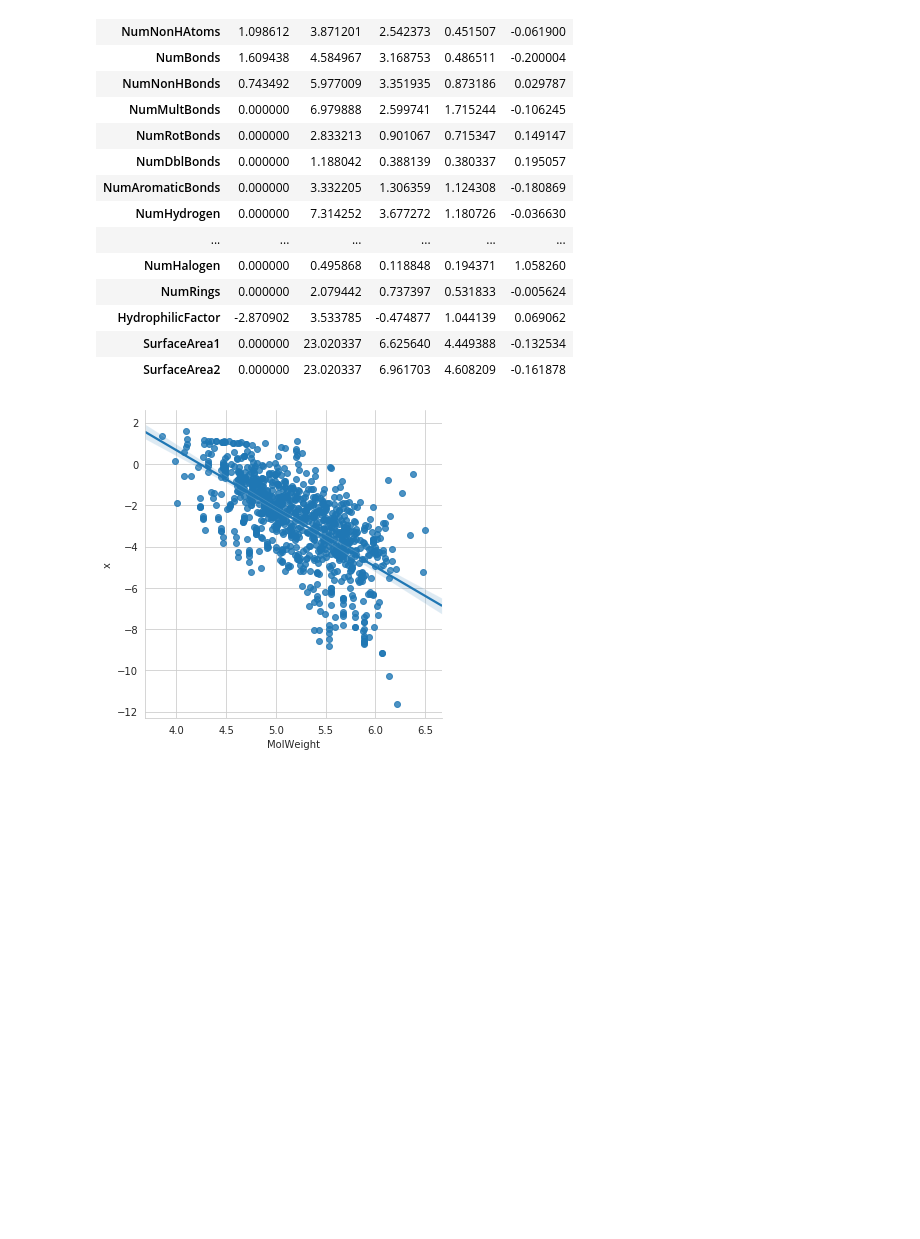
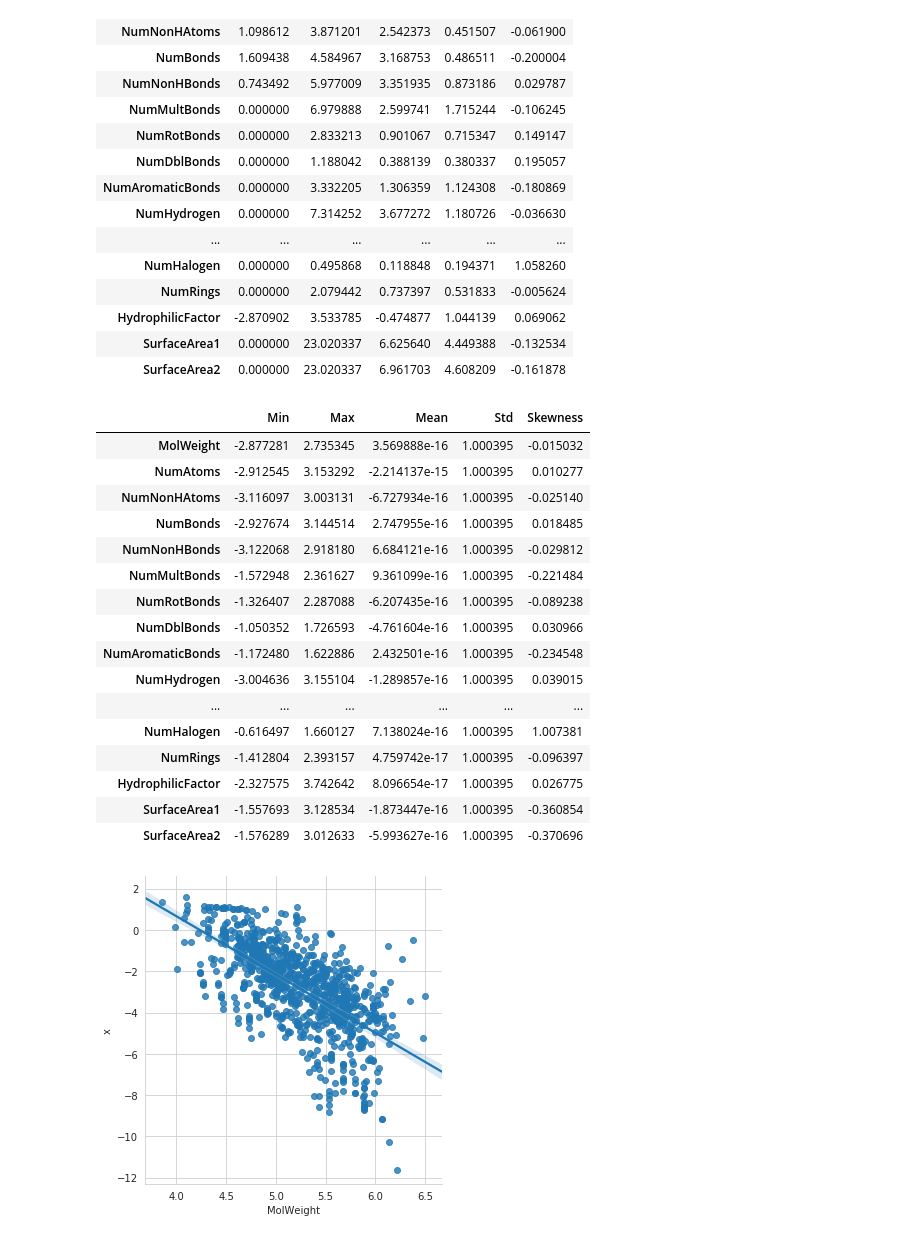
Before and after one commit to tallesfelix/Applied-Computational-Intelligence, a Jupyter notebook: ICA HomeWork2/HW2_codes.ipynb, the cells around one changed output. Drawn from its saved outputs; the diff is of its cells as text; code cells hidden in the pictures; blank space fills up the shorter version.

Commit message:
YJ transform

```diff
--- a/ICA HomeWork2/HW2_codes.ipynb
+++ b/ICA HomeWork2/HW2_codes.ipynb
@@ -35,4 +36,10 @@ XYTrain = solTrainXtrans.join(solTrainY)
 # %%
 #Complete dataset
 dataset = pd.concat([solTrainXtrans[continuous_predictors[:-1]], solTestXtrans[continuous_predictors[:-1]]], axis=0)
+# %%
+#Dataset transformed with Yeo-jonhson
+pt = PowerTransformer()
+pt.fit(dataset)
+PowerTransformer(copy=True, method='yeo-johnson', standardize=True)
+totalXtrans = pd.DataFrame(pt.transform(dataset), columns=continuous_predictors[:-1])
 # %%
@@ -64,3 +72,33 @@ df
 | HydrophilicFactor | -2.870902 | 3.533785 | -0.474877 | 1.044139 | 0.069062 |
 | SurfaceArea1 | 0.000000 | 23.020337 | 6.625640 | 4.449388 | -0.132534 |
 | SurfaceArea2 | 0.000000 | 23.020337 | 6.961703 | 4.608209 | -0.161878 |
+# %%
+#Dataset transformed with Yeo-jonhson
+dataset_analysis = {
+    'Min': totalXtrans.min(),
+    'Max': totalXtrans.max(),
+    'Mean': totalXtrans.mean(),
+    'Std': totalXtrans.std(),
+    'Skewness': totalXtrans.skew()
+}
+
+df2 = pd.DataFrame(dataset_analysis)
+df2
+# %% [output]
+|  | Min | Max | Mean | Std | Skewness |
+| MolWeight | -2.877281 | 2.735345 | 3.569888e-16 | 1.000395 | -0.015032 |
+| NumAtoms | -2.912545 | 3.153292 | -2.214137e-15 | 1.000395 | 0.010277 |
+| NumNonHAtoms | -3.116097 | 3.003131 | -6.727934e-16 | 1.000395 | -0.025140 |
+| NumBonds | -2.927674 | 3.144514 | 2.747955e-16 | 1.000395 | 0.018485 |
+| NumNonHBonds | -3.122068 | 2.918180 | 6.684121e-16 | 1.000395 | -0.029812 |
+| NumMultBonds | -1.572948 | 2.361627 | 9.361099e-16 | 1.000395 | -0.221484 |
+| NumRotBonds | -1.326407 | 2.287088 | -6.207435e-16 | 1.000395 | -0.089238 |
+| NumDblBonds | -1.050352 | 1.726593 | -4.761604e-16 | 1.000395 | 0.030966 |
+| NumAromaticBonds | -1.172480 | 1.622886 | 2.432501e-16 | 1.000395 | -0.234548 |
+| NumHydrogen | -3.004636 | 3.155104 | -1.289857e-16 | 1.000395 | 0.039015 |
+| ... | ... | ... | ... | ... | ... |
+| NumHalogen | -0.616497 | 1.660127 | 7.138024e-16 | 1.000395 | 1.007381 |
+| NumRings | -1.412804 | 2.393157 | 4.759742e-17 | 1.000395 | -0.096397 |
+| HydrophilicFactor | -2.327575 | 3.742642 | 8.096654e-17 | 1.000395 | 0.026775 |
+| SurfaceArea1 | -1.557693 | 3.128534 | -1.873447e-16 | 1.000395 | -0.360854 |
+| SurfaceArea2 | -1.576289 | 3.012633 | -5.993627e-16 | 1.000395 | -0.370696 |
```
Also changed, not shown: parts of 3 cells of this notebook.
